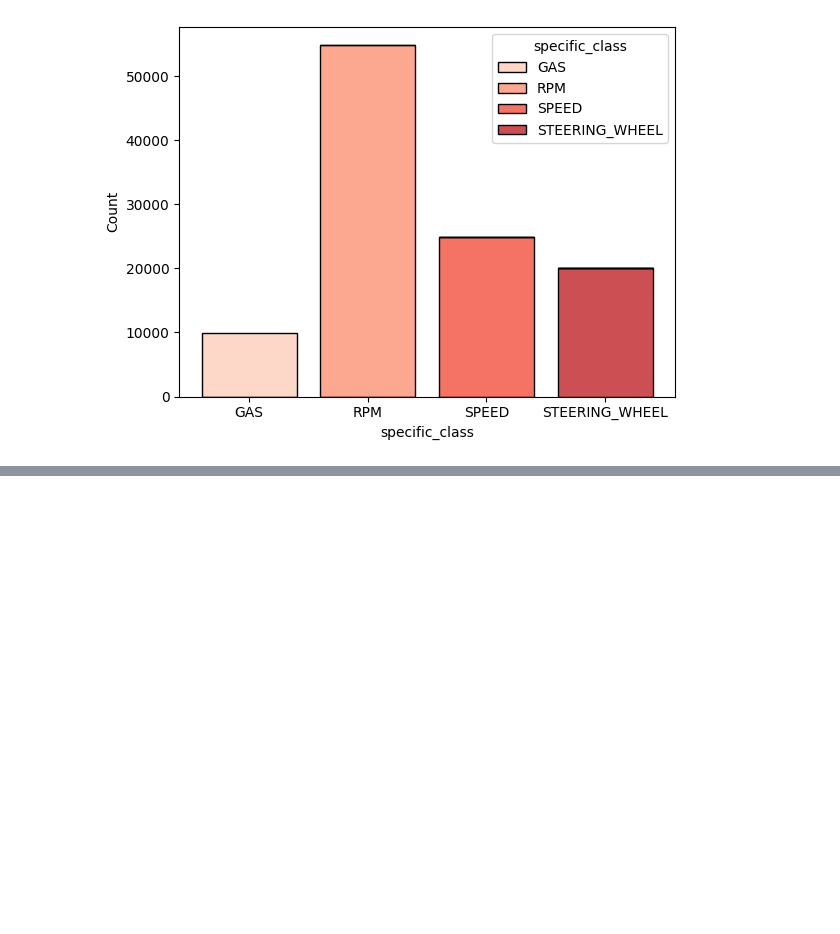
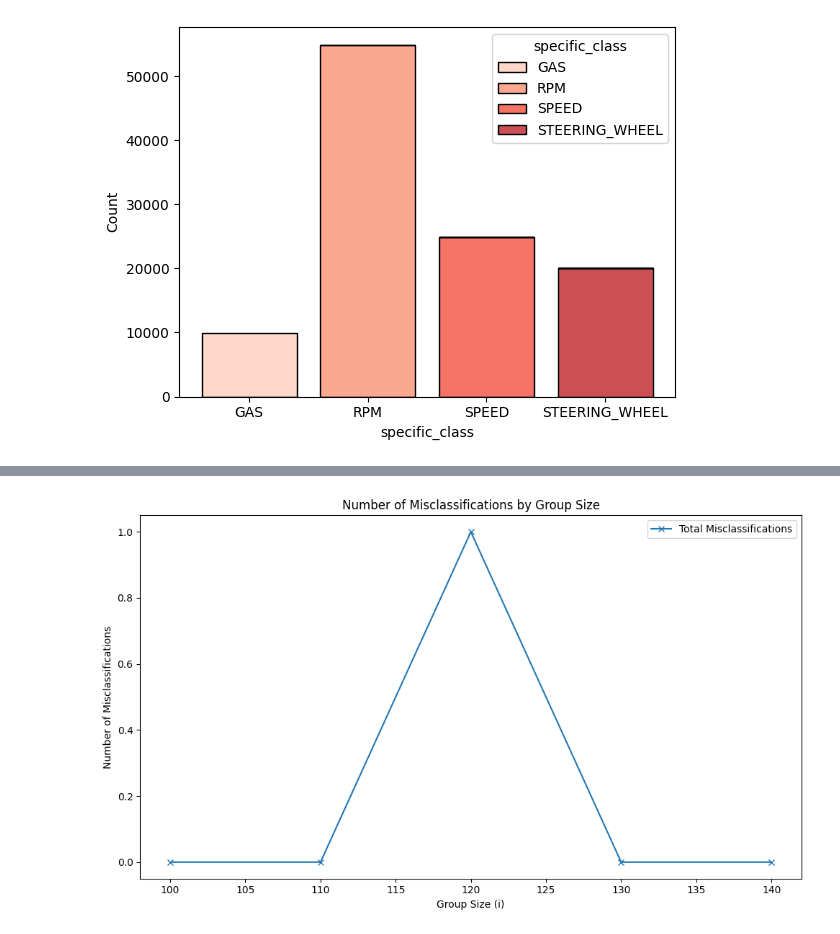
Before and after one commit to sirthirrygolooo/CICIoV2024-Dataset-Analysis-Project, a Jupyter notebook: ProjetIDS.ipynb, the cells around one changed output, grey strips where cells are left out. Saved outputs shown, nothing was run; the diff lists cells and outputs as text; code cells hidden in the pictures; blank space fills up the shorter version.

```diff
--- a/ProjetIDS.ipynb
+++ b/ProjetIDS.ipynb
@@ -1644,0 +1130,82 @@ plot_confusion_matrix(extra_tree_model, X_test, y_test, "EtraTrees")
+# %%
+df_DoS = pd.read_csv('./decimal/decimal_DoS.csv')
+df_DoS['isDos'] = 1;
+df_spoofing_Gas = pd.read_csv('./decimal/decimal_spoofing-GAS.csv')
+df_spoofing_RPM = pd.read_csv('./decimal/decimal_spoofing-RPM.csv')
+df_spoofing_speed = pd.read_csv('./decimal/decimal_spoofing-SPEED.csv')
+df_spoofing_steering = pd.read_csv('./decimal/decimal_spoofing-STEERING_WHEEL.csv')
+
+df_spoofing = pd.concat([df_spoofing_Gas, df_spoofing_RPM, df_spoofing_speed, df_spoofing_steering], ignore_index=True)
+df_spoofing['isDos']=0
+
+df_DoS = df_DoS.drop(columns=['label', 'specific_class', 'category'])
+df_spoofing = df_spoofing.drop(columns=['label', 'specific_class', 'category'])
+# %%
+execution_times = []
+false_negatives_cases = []
+
+i = 100
+# i_tab = [30, 120]
+while i < 150 :
+    aggregated_df_atk_dos = aggregate_columns(df_DoS, id_column='ID', group_size=i)
+    aggregated_df_atk_spoofing = aggregate_columns(df_spoofing, id_column='ID', group_size=i)
+    aggregated_df = pd.concat([aggregated_df_atk_dos, aggregated_df_atk_spoofing], ignore_index=True)
+    aggregated_df = aggregated_df.drop(columns=['ID'])
+    # aggregated_df['unique'] = aggregated_df.nunique(axis=1)
+    aggregated_df['gradient_sum'] = aggregated_df.diff(axis=1).sum(axis=1)
+    aggregated_df['gradient_std'] = aggregated_df.diff(axis=1).std(axis=1)
+
+
+    X_train, X_test, y_train, y_test = prepare_data_dos(aggregated_df)
+
+    misclassification_occurred = False
+    misclassification_true_negativ = 0
+    misclassification_false_positiv = 0
+
+    start_time = time.time()
+
+    for model_name, model in models.items():
+        model.fit(X_train, y_train)
+        predictions = model.predict(X_test)
+
+        for idx, (true_label, pred_label) in enumerate(zip(y_test, predictions)):
+            if true_label == 1 and pred_label == 0:  # False negative
+                misclassification_occurred = True
+                misclassification_true_negativ += 1
+                false_negatives_cases.append((i, X_test.iloc[idx], true_label, pred_label))
+
+            if true_label == 0 and pred_label == 1:  # False positive
+                misclassification_occurred = True
+                misclassification_false_positiv += 1
+
+    execution_time = time.time() - start_time
+    execution_times.append((i, execution_time, not misclassification_occurred, misclassification_true_negativ, misclassification_false_positiv))
+
+    i += 10
+
+false_negatives_df = pd.DataFrame(false_negatives_cases, columns=['Group Size (i)', 'Feature Values', 'True Label', 'Predicted Label'])
+
+print("False Negatives Cases:")
+print(false_negatives_df)
+
+execution_times_df = pd.DataFrame(execution_times, columns=['Group Size (i)', 'Execution Time (s)', 'No Misclassification', 'True Negativ', 'False Positiv'])
+execution_times_df['Total Misclassifications'] = execution_times_df['True Negativ'] + execution_times_df['False Positiv']
+
+plt.figure(figsize=(10, 6))
+plt.plot(execution_times_df['Group Size (i)'], execution_times_df['Total Misclassifications'], marker='x', label='Total Misclassifications')
+plt.xlabel('Group Size (i)')
+plt.ylabel('Number of Misclassifications')
+plt.title('Number of Misclassifications by Group Size')
+plt.legend()
+plt.tight_layout()
+plt.show()
+
+plt.figure(figsize=(10, 6))
+plt.plot(execution_times_df['Group Size (i)'], execution_times_df['Execution Time (s)'], marker='o', label='Execution Time (s)')
+plt.xlabel('Group Size (i)')
+plt.ylabel('Execution Time (s)')
+plt.title('Execution Time by Group Size')
+plt.legend()
+plt.tight_layout()
+plt.show()
+# %% [output]
@@ -1644,0 +1231 @@ plot_confusion_matrix(extra_tree_model, X_test, y_test, "EtraTrees")
+[figure, added]
```
Also changed, not shown: parts of 57 cells of this notebook.
